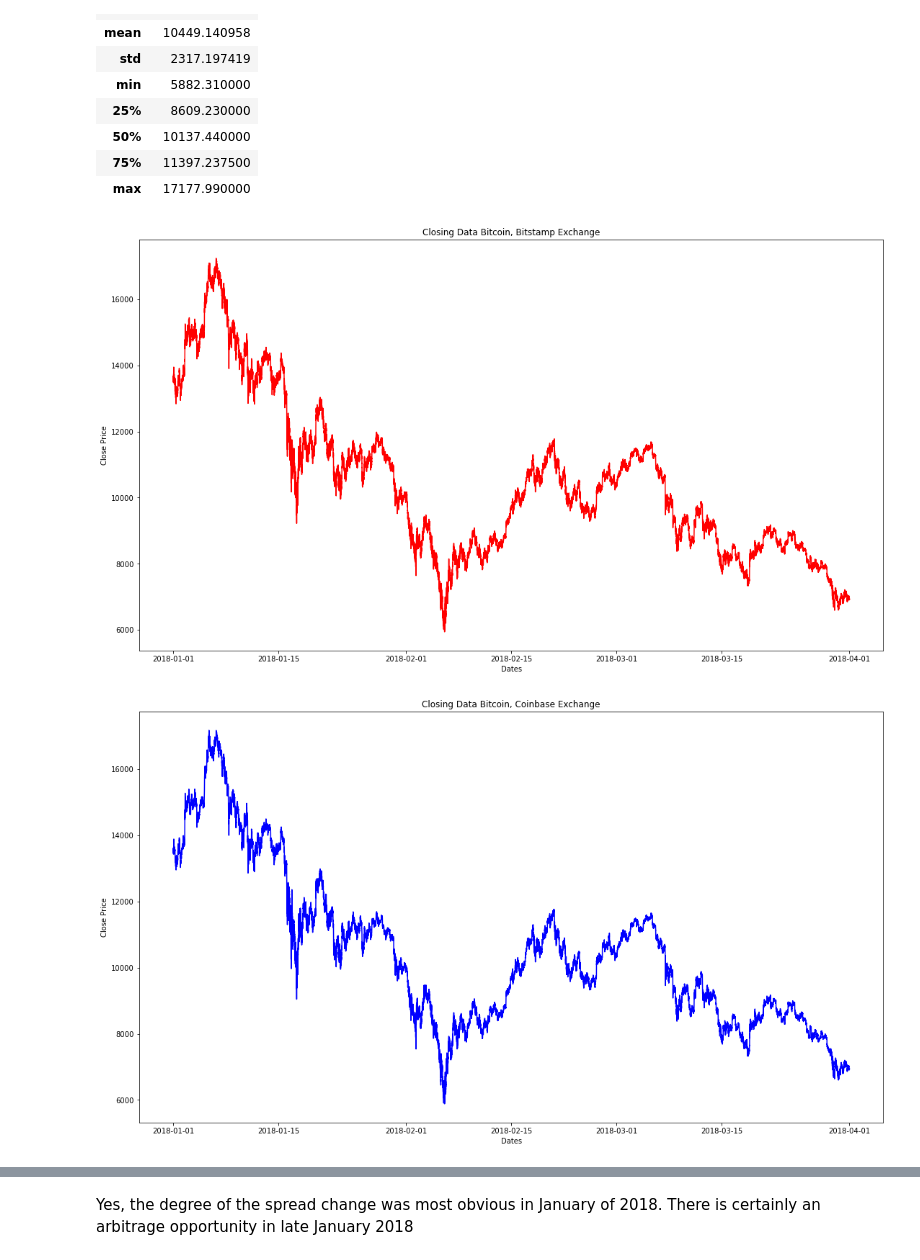
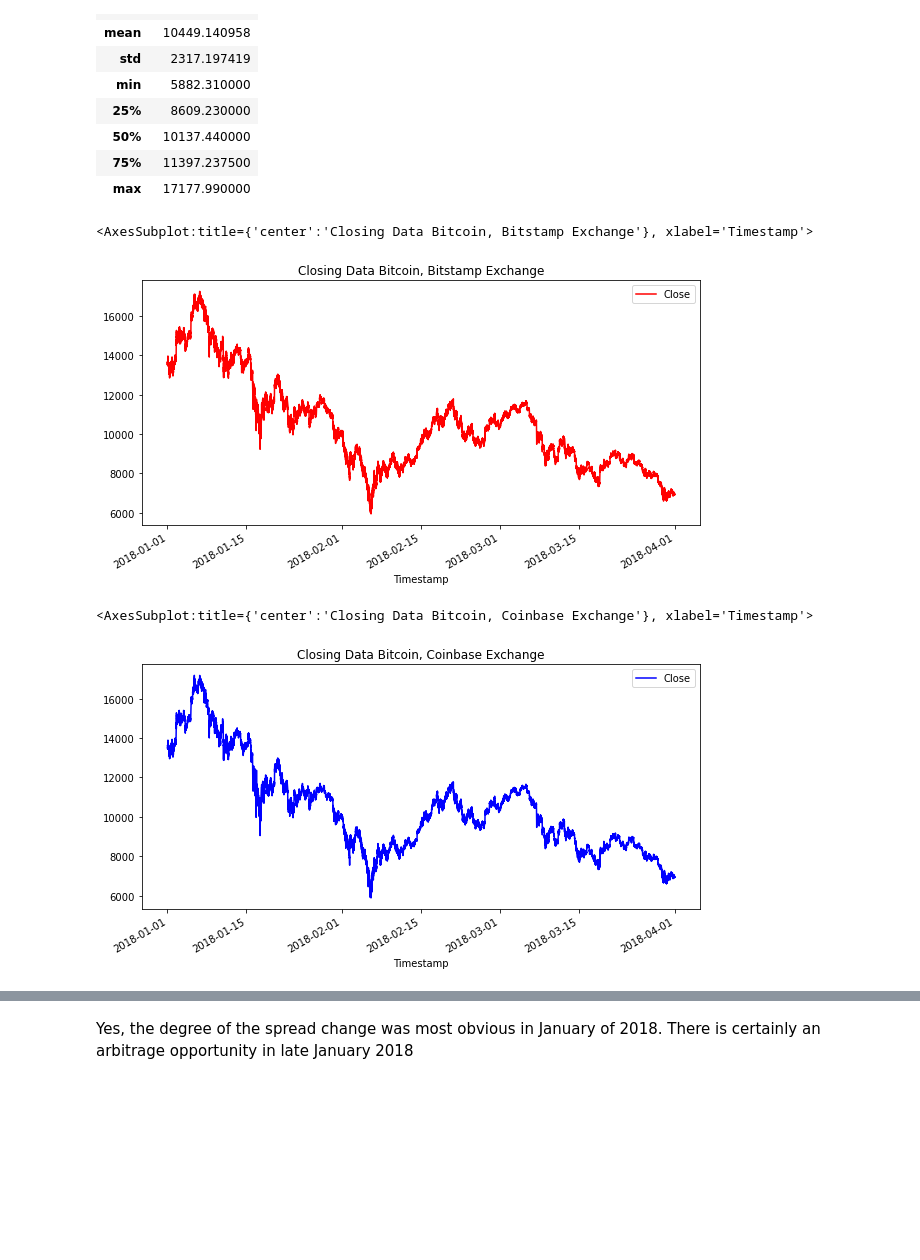
Before and after one commit to madhugirl/Crypto-Arbitrage-Opportunity, a Jupyter notebook: crypto_arbitrage.ipynb, the cells around one changed output, grey strips where cells are left out. Drawn from its saved outputs; the diff is of its cells as text; code cells hidden in the pictures; blank space fills up the shorter version.

```diff
--- a/crypto_arbitrage.ipynb
+++ b/crypto_arbitrage.ipynb
@@ -327,33 +327,19 @@ coinbase_sliced.describe()
 # %%
 # Create a line plot for the bitstamp DataFrame for the full length of time in the dataset
 # Be sure that the figure size, title, and color are tailored to each visualization
-fig,ax = plt.subplots(1)
 
-ax.set_title("Closing Data Bitcoin, Bitstamp Exchange")
-ax.plot(bitstamp_sliced.index, bitstamp_sliced["Close"], 'r', )
-#ax.xticks(bitstamp_sliced.index, " ")
-ax.set_ylabel("Close Price")
-ax.set_xlabel("Dates")
-#ax.set_xticklabels([])
-fig.set_size_inches(18.5, 10.5)
-plt.show()
+bitstamp_sliced.plot(figsize=(10, 5), title="Closing Data Bitcoin, Bitstamp Exchange", color="red")
 # %% [output]
+<AxesSubplot:title={'center':'Closing Data Bitcoin, Bitstamp Exchange'}, xlabel='Timestamp'>
-[figure, old version]
+[figure, new version]
 # %%
 # Create a line plot for the coinbase DataFrame for the full length of time in the dataset
 # Be sure that the figure size, title, and color are tailored to each visualization
-fig,ax = plt.subplots(1)
 
-ax.set_title("Closing Data Bitcoin, Coinbase Exchange")
-ax.plot(coinbase_sliced.index, coinbase_sliced["Close"], 'b', )
-#ax.xticks(coinbase_sliced.index, " ")
-ax.set_ylabel("Close Price")
-ax.set_xlabel("Dates")
-#ax.set_xticklabels([])
-fig.set_size_inches(18.5, 10.5)
-plt.show()
+coinbase_sliced.plot(figsize=(10, 5), title="Closing Data Bitcoin, Coinbase Exchange", color="blue")
 # %% [output]
+<AxesSubplot:title={'center':'Closing Data Bitcoin, Coinbase Exchange'}, xlabel='Timestamp'>
-[figure, old version]
+[figure, new version]
 # %%
 # Overlay the visualizations for the bitstamp and coinbase DataFrames in one plot
 # The plot should visualize the prices over the full lenth of the dataset
```
Also changed, not shown: parts of 60 cells of this notebook.
